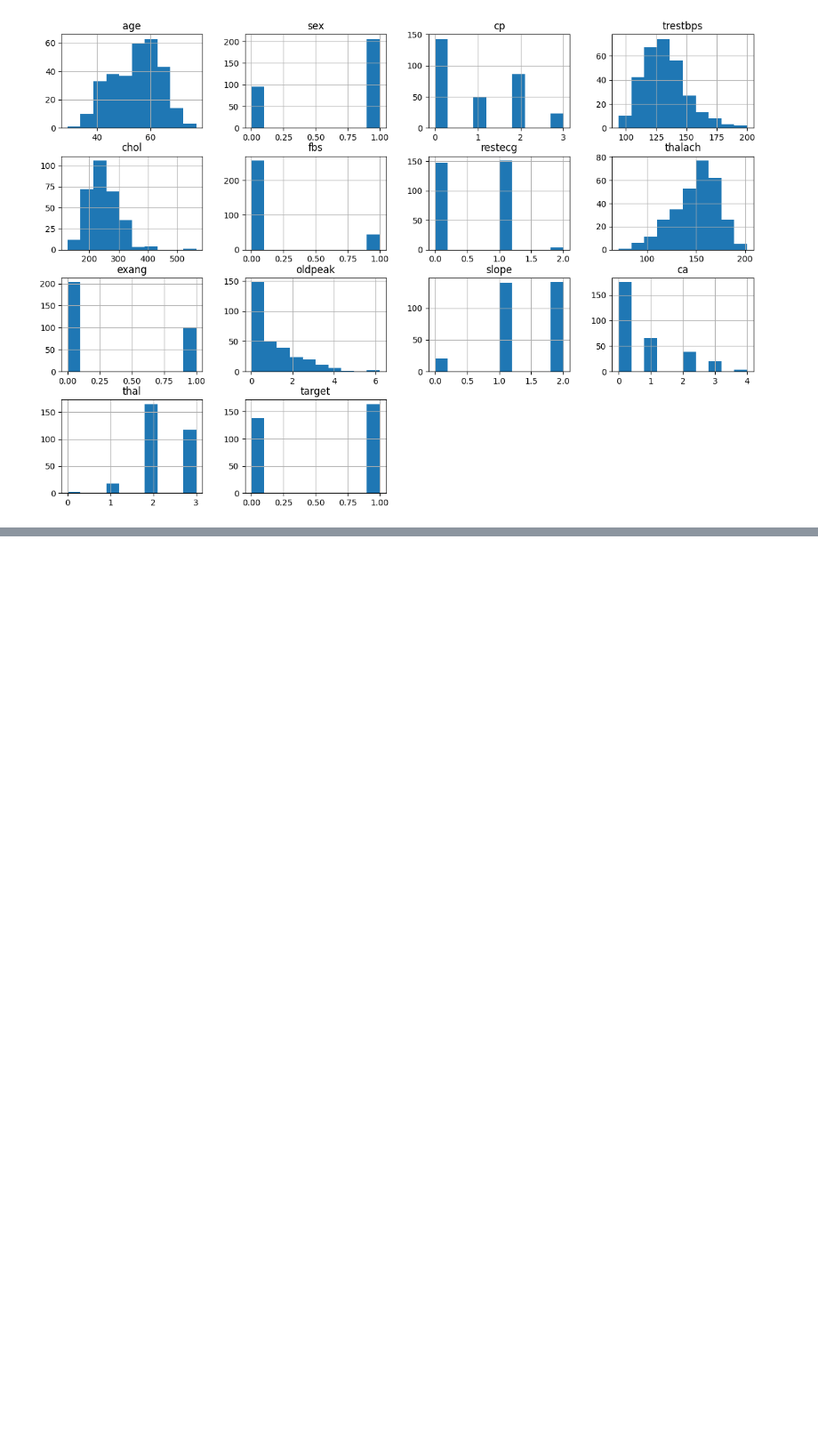
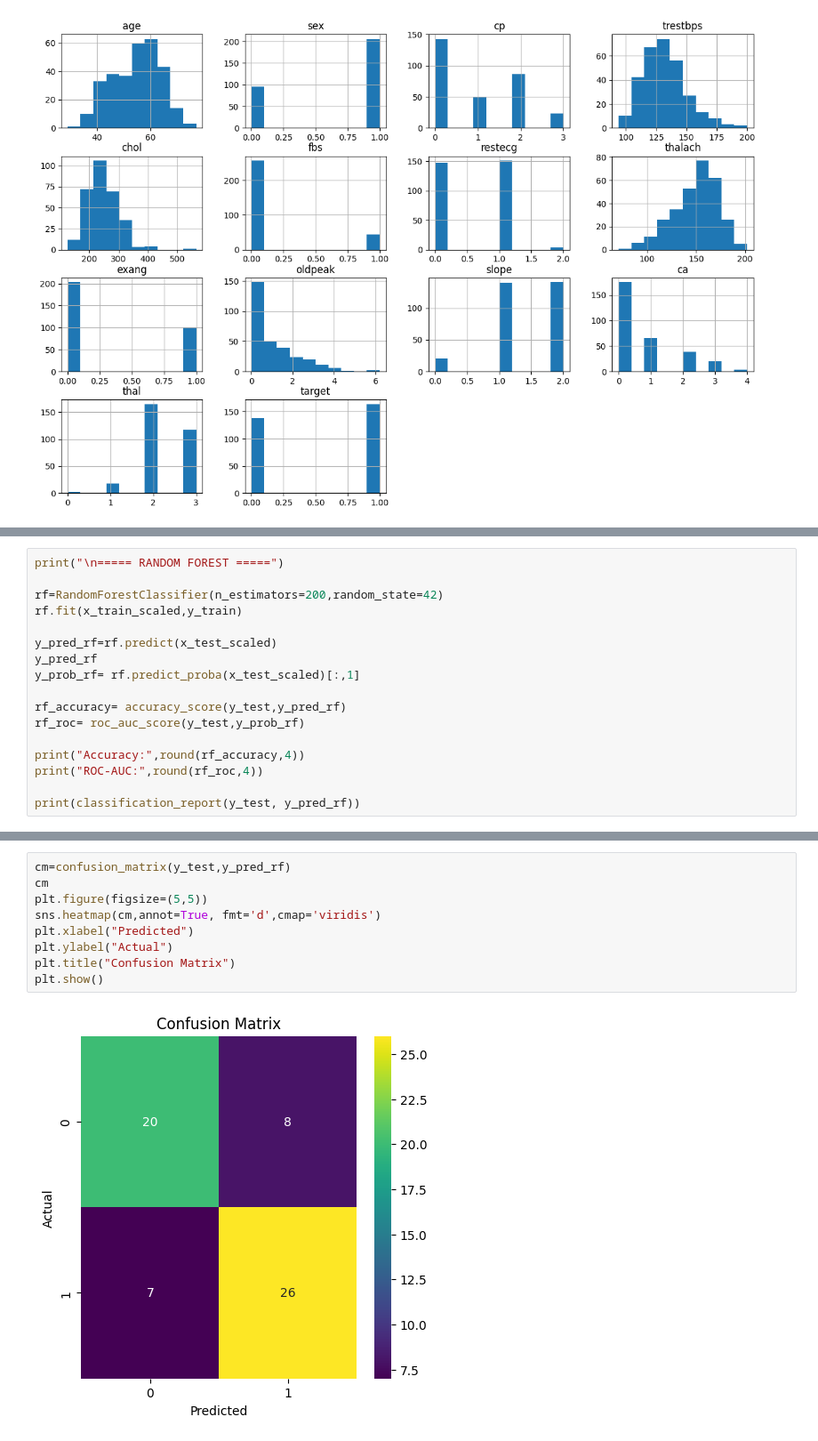
Before and after one commit to joseph2022/Disease-Prediction, a Jupyter notebook: Heart_DIsease2.ipynb, the cells around one changed output, grey strips where cells are left out. Shown at 89% size. Saved outputs shown, nothing was run; the diff lists cells and outputs as text; blank space fills up the shorter version.

```diff
--- a/Heart_DIsease2.ipynb
+++ b/Heart_DIsease2.ipynb
@@ -139,0 +201,17 @@ plt.show()
+# %%
+print("\n===== RANDOM FOREST =====")
+
+rf=RandomForestClassifier(n_estimators=200,random_state=42)
+rf.fit(x_train_scaled,y_train)
+
+y_pred_rf=rf.predict(x_test_scaled)
+y_pred_rf
+y_prob_rf= rf.predict_proba(x_test_scaled)[:,1]
+
+rf_accuracy= accuracy_score(y_test,y_pred_rf)
+rf_roc= roc_auc_score(y_test,y_prob_rf)
+
+print("Accuracy:",round(rf_accuracy,4))
+print("ROC-AUC:",round(rf_roc,4))
+
+print(classification_report(y_test, y_pred_rf))
@@ -139,0 +230,11 @@ plt.show()
+# %%
+cm=confusion_matrix(y_test,y_pred_rf)
+cm
+plt.figure(figsize=(5,5))
+sns.heatmap(cm,annot=True, fmt='d',cmap='viridis')
+plt.xlabel("Predicted")
+plt.ylabel("Actual")
+plt.title("Confusion Matrix")
+plt.show()
+# %% [output]
+[figure, added]
```
Also changed, not shown: parts of 6 cells of this notebook.
